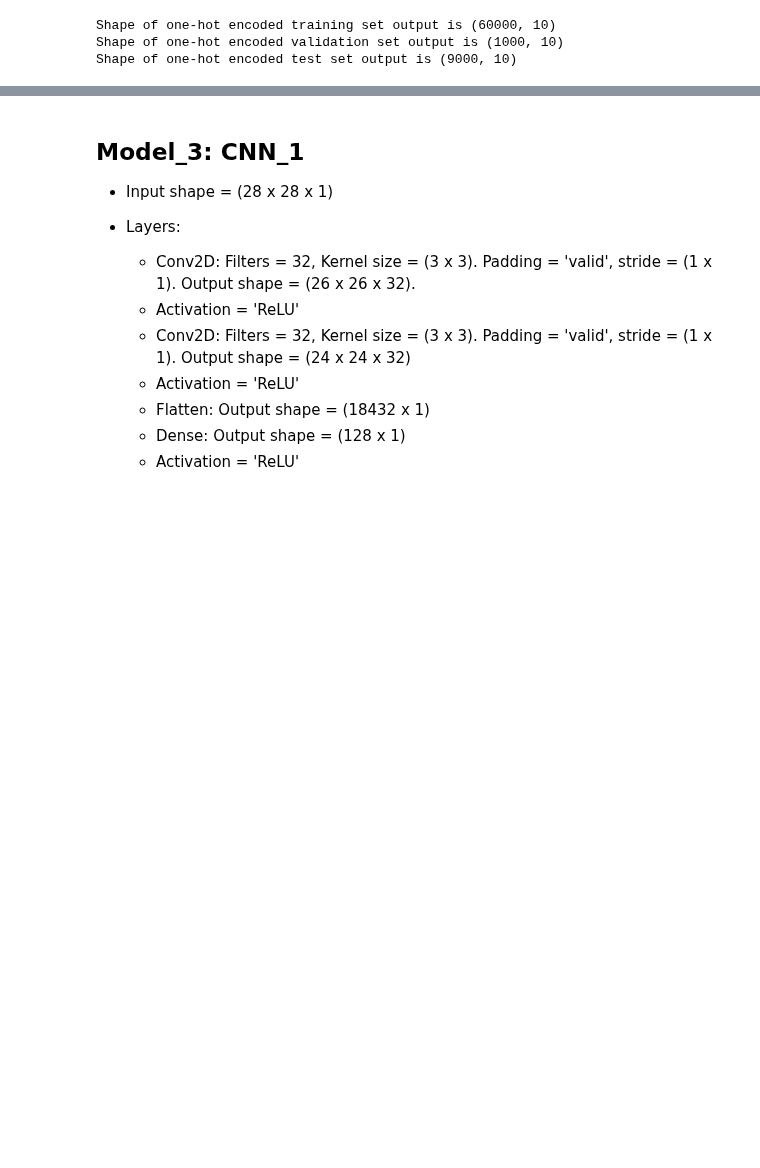
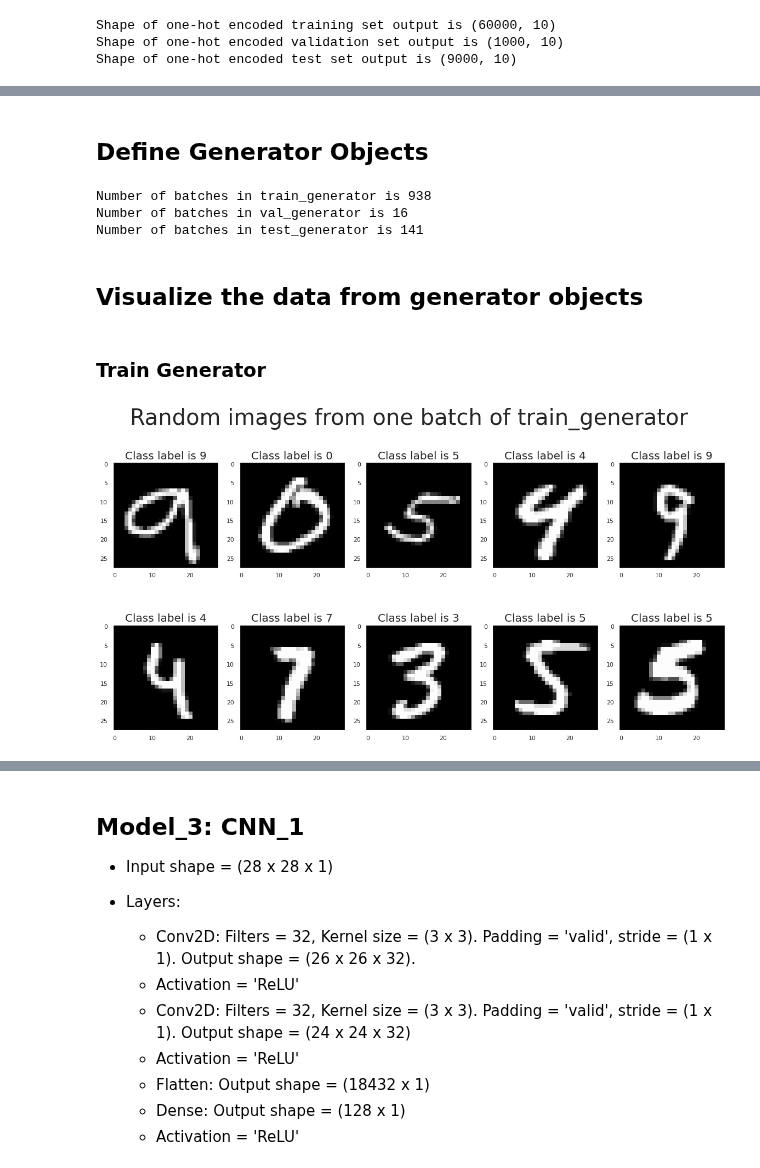
Before and after one commit to suresh-venkate/Code_Repositories, a Jupyter notebook: Deep_Learning/Computer_Vision/Image_Classification/MNIST/MNIST_Classification.ipynb, the cells around one changed output, grey strips where cells are left out. Drawn from its saved outputs; the diff is of its cells as text; code cells hidden in the pictures; blank space fills up the shorter version.

```diff
--- a/Deep_Learning/Computer_Vision/Image_Classification/MNIST/MNIST_Classification.ipynb
+++ b/Deep_Learning/Computer_Vision/Image_Classification/MNIST/MNIST_Classification.ipynb
@@ -982,7 +306,0 @@ def model_2_comp_tr_eval(hidden_nodes = 50, output_nodes = 10, epochs = 5,\
-# %%
-X_train = X_train.reshape(X_train.shape[0], 28, 28, 1)
-X_val = X_val.reshape(X_val.shape[0], 28, 28, 1)
-X_test = X_test.reshape(X_test.shape[0], 28, 28, 1)
-print("Shape of training set data input is {}" .format(X_train.shape))
-print("Shape of validation set data input is {}" .format(X_val.shape))
-print("Shape of test set data input is {}" .format(X_test.shape))
@@ -992,0 +319,48 @@ Shape of test set data input is (10000, 28, 28, 1)
+# %% [markdown]
+## Define Generator Objects
+# %%
+mod_bat_size = 64 # Batch size to use for generator objects
+
+# Define train, val and test generator objects
+train_generator = train_datagen.flow(X_train, y_train_ohe, batch_size = mod_bat_size,\
+                                     shuffle = True, seed = 1234)
+val_generator = val_datagen.flow(X_val, y_val_ohe, batch_size = mod_bat_size,\
+                                 shuffle = True, seed = 1234)
+test_generator = test_datagen.flow(X_test, y_test_ohe, batch_size = mod_bat_size,\
+                                   shuffle = True, seed = 1234)
+
+print("Number of batches in train_generator is %d" %(len(train_generator)))
+print("Number of batches in val_generator is %d" %(len(val_generator)))
+print("Number of batches in test_generator is %d" %(len(test_generator)))
+# %% [output]
+Number of batches in train_generator is 938
+Number of batches in val_generator is 16
+Number of batches in test_generator is 141
+# %% [markdown]
+## Visualize the data from generator objects
+# %% [markdown]
+### Train Generator
+# %%
+num_images_to_plot = 10 # Number of images to plot
+num_cols = 5 # Number of columns to use for plotting
+num_rows = math.ceil(num_images_to_plot / num_cols) # Number of rows to use for plotting
+
+# Generate a batch of data
+X_batch, y_batch = next(train_generator)
+
+fig, ax = plt.subplots(num_rows, num_cols, figsize = ((num_cols * 4), (num_rows * 5)))
+fig.suptitle('Random images from one batch of train_generator', fontsize = 40)
+
+# Generate random sample indices from the batch.
+samp_index = np.random.randint(low = 0, high = mod_bat_size, size = num_images_to_plot).tolist()
+
+for ind, value in enumerate(samp_index): # Loop through samp_index
+    img = (X_batch[value].copy()).squeeze() # Extract image
+    label = np.argmax(y_batch[value]) # Extract label
+    ri = ind // num_cols # Row index
+    ci = ind - num_cols * ri # Column index
+    ax[ri, ci].imshow(img, cmap = 'gray') # Plot image
+    ax[ri, ci].set_title("Class label is %d" %label, fontsize = 20)
+    ax[ri, ci].grid(False)
+# %% [output]
+[figure, added]
```
Also changed, not shown: parts of 82 cells of this notebook.
